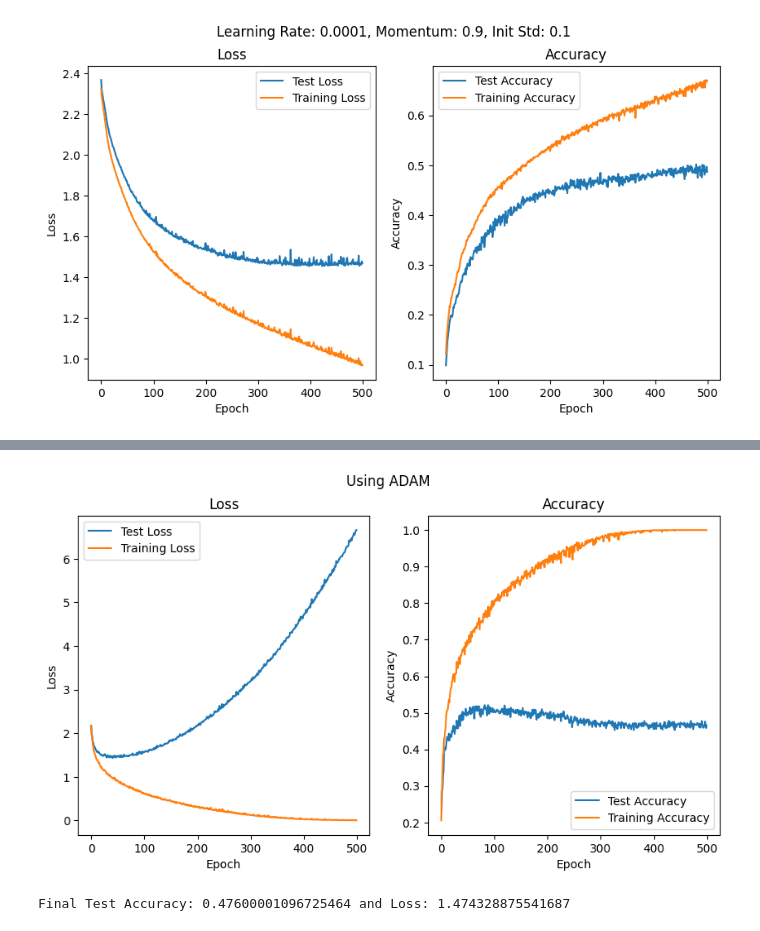
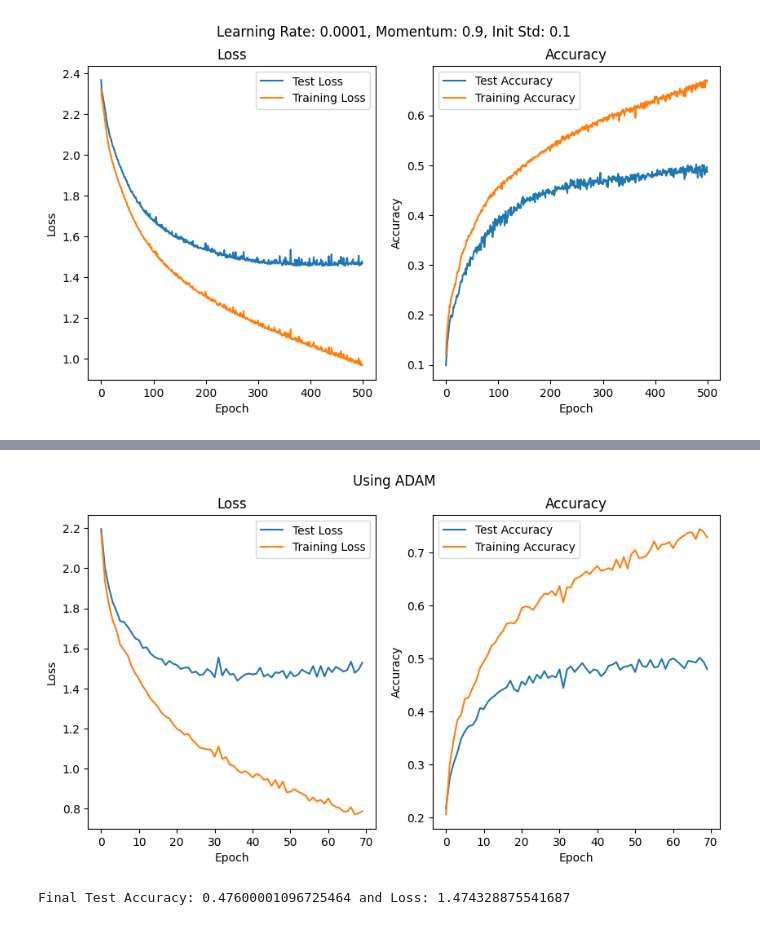
Before and after one commit to yoavgur/ml_hw, a Jupyter notebook: Deep/HW1.ipynb, the cells around one changed output, grey strips where cells are left out. Drawn from its saved outputs; the diff is of its cells as text; code cells hidden in the pictures.

```diff
--- a/Deep/HW1.ipynb
+++ b/Deep/HW1.ipynb
@@ -604,6 +604,6 @@ Final Test Accuracy: 0.4869999885559082 and Loss: 1.4679548740386963
 # %%
 _modelADAM = CNN()
 _optimizer = optim.Adam(_modelADAM.parameters(), learning_rate, betas=[0.9, 0.95])
-model, test_losses, test_accuracies, training_losses, training_accuracies = train_CNN(_modelADAM, _criterion, _optimizer,num_epochs=ephocs, std=standard_deviation)
+model, test_losses, test_accuracies, training_losses, training_accuracies = train_CNN(_modelADAM, _criterion, _optimizer,num_epochs=70, std=standard_deviation)
 plot_graphs(test_losses, test_accuracies, training_losses, training_accuracies, "Using ADAM")
 # %% [output]
@@ -611,4 +611,4 @@ Final Test Accuracy: 0.4659999907016754 and Loss: 6.656557083129883
-[figure, old version]
+[figure, new version]
 # %%
 _modelXavier = CNN()
 _optimizer = optim.SGD(_modelXavier.parameters(), learning_rate, momentum)
```
Also changed, not shown: parts of 3 cells of this notebook.
